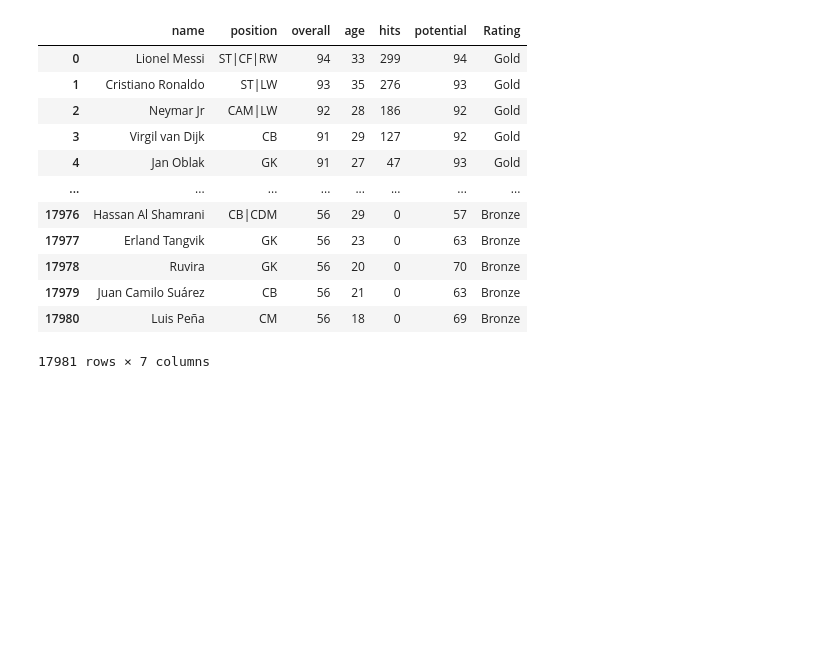
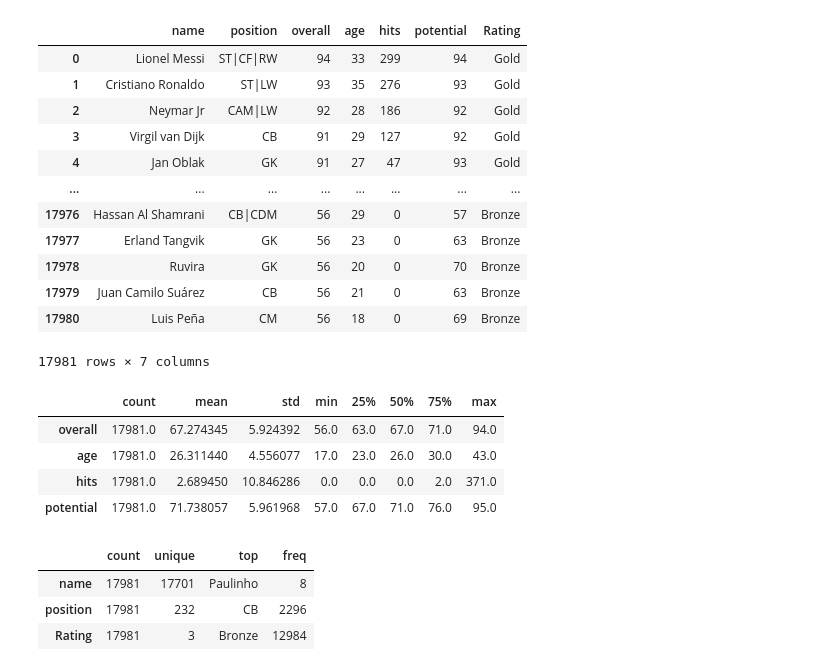
Before and after one commit to data301-2021-winter1/project-group24-project, a Jupyter notebook: notebooks/analysis1.ipynb, the cells around one changed output. Cells and saved outputs as stored; diff of their text form; code cells hidden in the pictures; blank space fills up the shorter version.

```diff
--- a/notebooks/analysis1.ipynb
+++ b/notebooks/analysis1.ipynb
@@ -205,0 +210,15 @@ df1
+# %%
+df1.describe().T
+# %% [output]
+|  | count | mean | std | min | 25% | 50% | 75% | max |
+| overall | 17981.0 | 67.274345 | 5.924392 | 56.0 | 63.0 | 67.0 | 71.0 | 94.0 |
+| age | 17981.0 | 26.311440 | 4.556077 | 17.0 | 23.0 | 26.0 | 30.0 | 43.0 |
+| hits | 17981.0 | 2.689450 | 10.846286 | 0.0 | 0.0 | 0.0 | 2.0 | 371.0 |
+| potential | 17981.0 | 71.738057 | 5.961968 | 57.0 | 67.0 | 71.0 | 76.0 | 95.0 |
+# %%
+df1.describe(include= 'object').T
+# %% [output]
+|  | count | unique | top | freq |
+| name | 17981 | 17701 | Paulinho | 8 |
+| position | 17981 | 232 | CB | 2296 |
+| Rating | 17981 | 3 | Bronze | 12984 |
```
Also changed, not shown: parts of 3 cells of this notebook.
